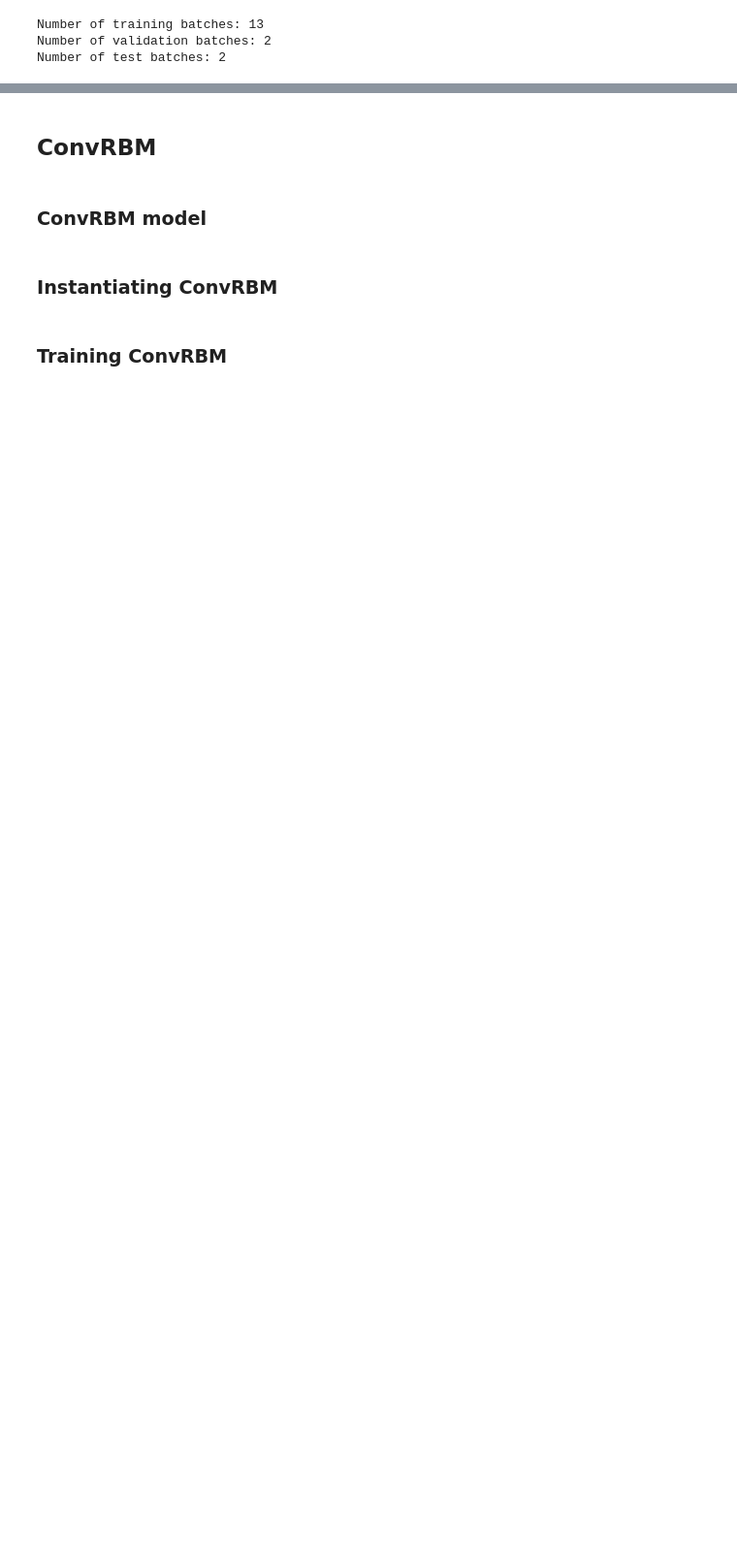
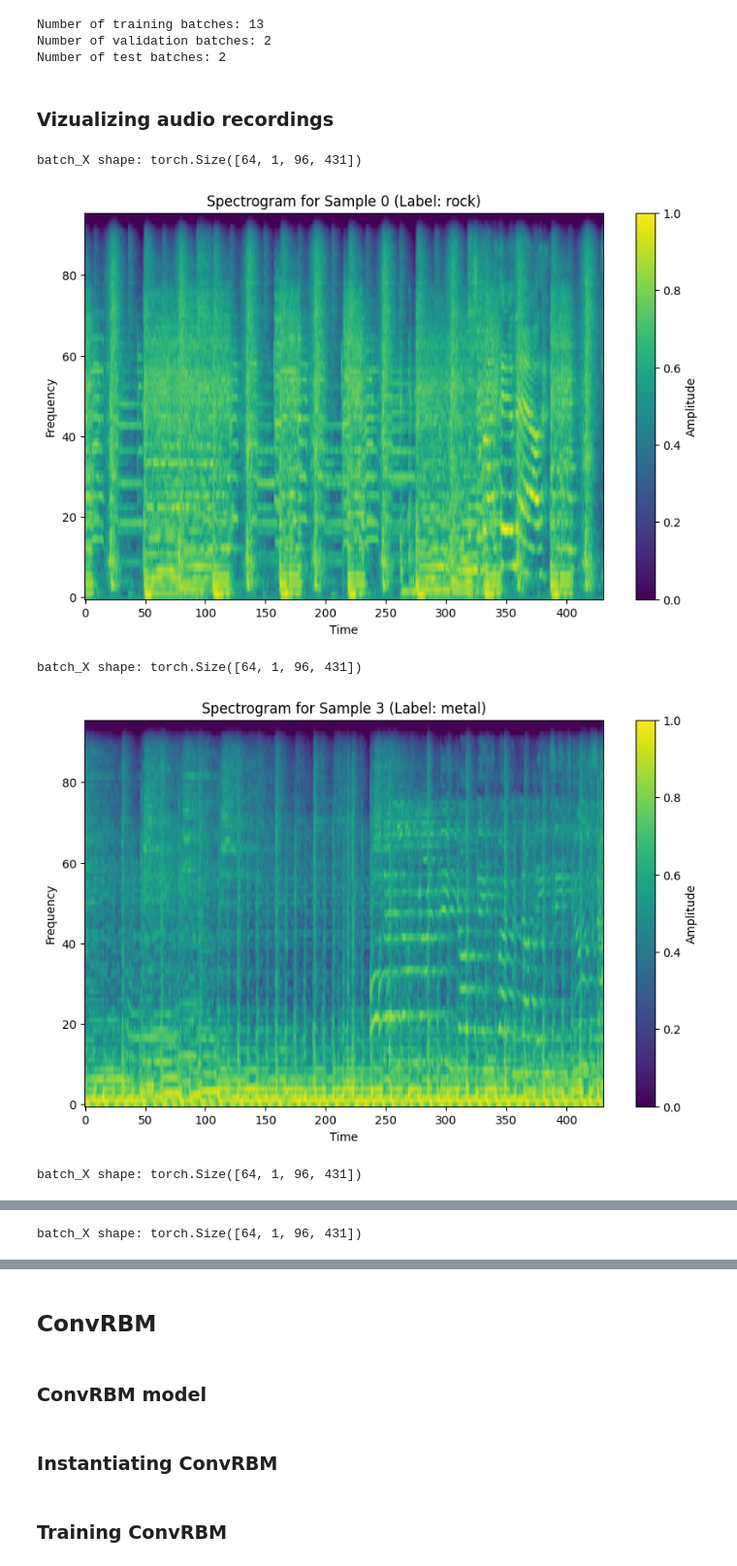
Before and after one commit to AndrejPer/convRBM, a Jupyter notebook: ConvRBM.ipynb, the cells around one changed output, grey strips where cells are left out. Shown at 97% size. Saved outputs shown, nothing was run; the diff lists cells and outputs as text; code cells hidden in the pictures; blank space fills up the shorter version.

```diff
--- a/ConvRBM.ipynb
+++ b/ConvRBM.ipynb
@@ -199,3 +185,35 @@ print("Number of test batches:", len(test_loader_64))
 Number of training batches: 13
 Number of validation batches: 2
 Number of test batches: 2
+# %% [markdown]
+### Vizualizing audio recordings
+# %%
+def visualize_spectrogram(loader, sample_index=0):
+    """
+    Visualize a spectrogram from the given DataLoader.
+    Args:
+        loader (DataLoader): DataLoader containing the spectrograms.
+        sample_index (int): Index of the sample to visualize within the first batch.
+    """
+    for batch_X, batch_y in loader:
+        print("batch_X shape:", batch_X.shape)
+        spectrogram = batch_X[sample_index].squeeze(0).cpu().numpy()
+        label = GENRES[batch_y[sample_index].item()]
+        break
+
+    plt.figure(figsize=(10, 6))
+    plt.imshow(spectrogram, aspect='auto', origin='lower', cmap='viridis')
+    plt.colorbar(label='Amplitude')
+    plt.title(f"Spectrogram for Sample {sample_index} (Label: {label})")
+    plt.xlabel("Time")
+    plt.ylabel("Frequency")
+    plt.show()
+# %%
+for i in [0, 3, 5, 9]:
+    visualize_spectrogram(train_loader_64, sample_index=i)
+# %% [output]
+batch_X shape: torch.Size([64, 1, 96, 431])
+[figure, added]
+batch_X shape: torch.Size([64, 1, 96, 431])
+[figure, added]
+batch_X shape: torch.Size([64, 1, 96, 431])
@@ -201,0 +221 @@ Number of test batches: 2
+batch_X shape: torch.Size([64, 1, 96, 431])
```
Also changed, not shown: parts of 26 cells of this notebook, 2 other files.
